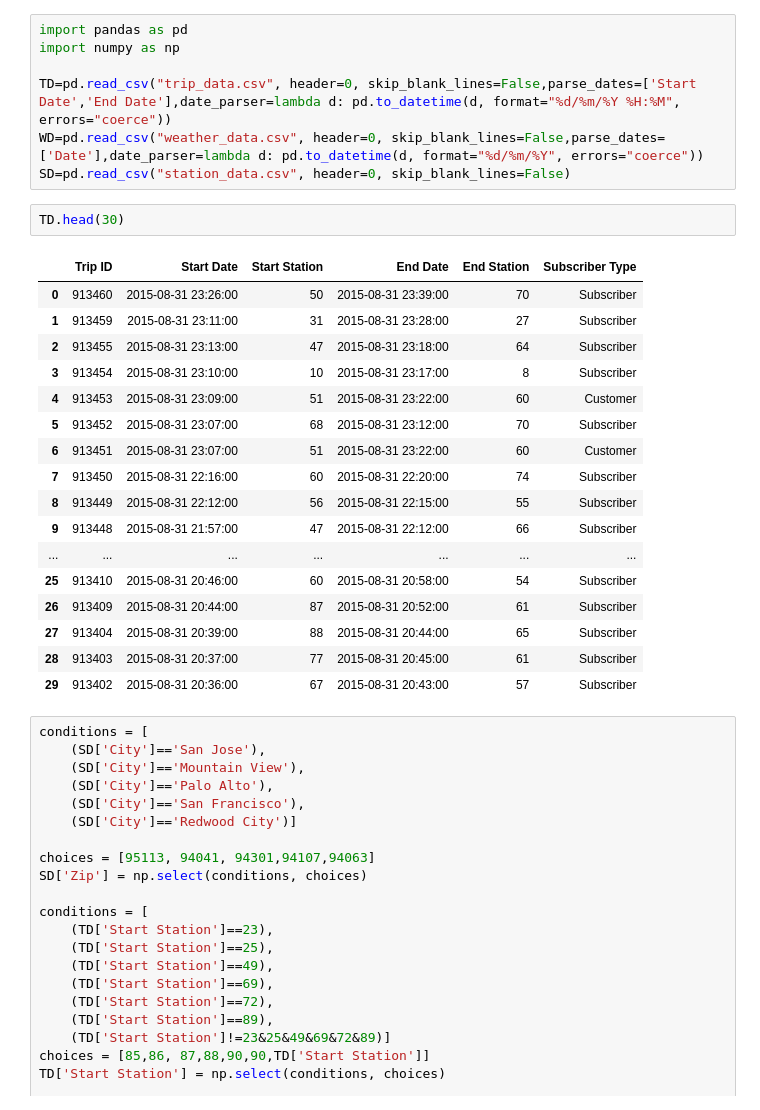
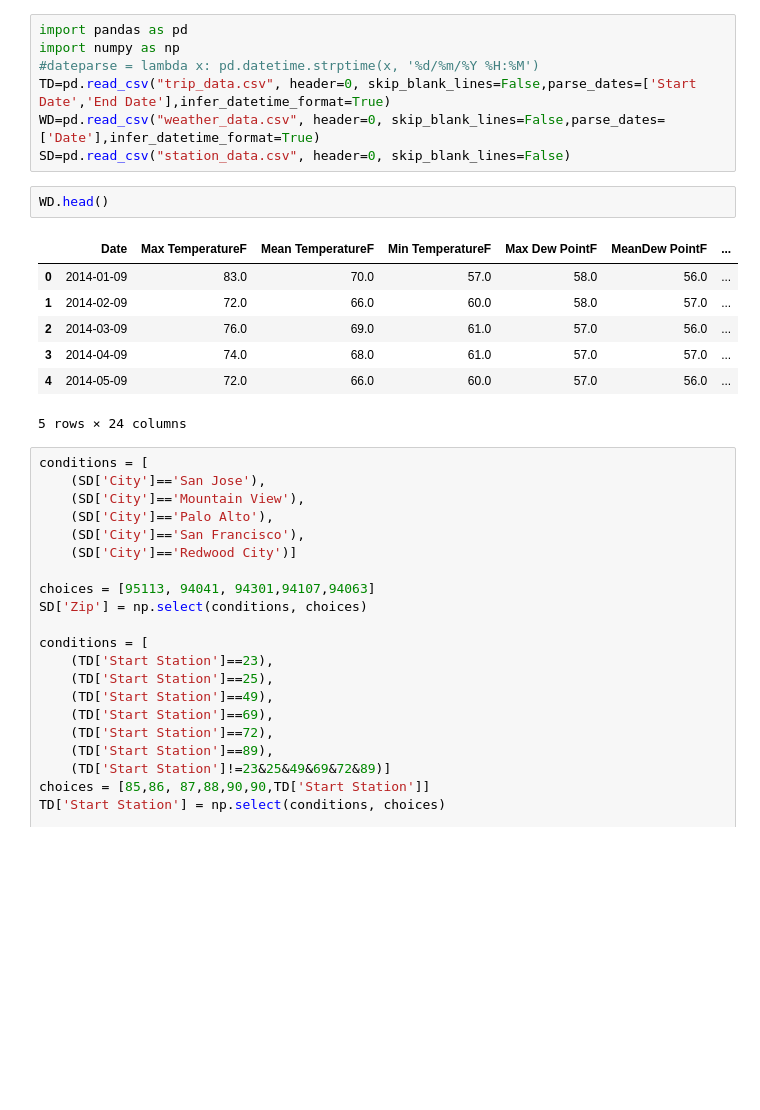
Before and after one commit to jmshockley/Bike-share-machine-learning-Python-R, a Jupyter notebook: Bike Project in Python.ipynb, the cells around one changed output. Cells and saved outputs as stored; diff of their text form; blank space fills up the shorter version.

```diff
--- a/Bike Project in Python.ipynb
+++ b/Bike Project in Python.ipynb
@@ -1,30 +1,20 @@
 # %%
 import pandas as pd
 import numpy as np
-
-TD=pd.read_csv("trip_data.csv", header=0, skip_blank_lines=False,parse_dates=['Start Date','End Date'],date_parser=lambda d: pd.to_datetime(d, format="%d/%m/%Y %H:%M", errors="coerce"))
-WD=pd.read_csv("weather_data.csv", header=0, skip_blank_lines=False,parse_dates=['Date'],date_parser=lambda d: pd.to_datetime(d, format="%d/%m/%Y", errors="coerce"))
+#dateparse = lambda x: pd.datetime.strptime(x, '%d/%m/%Y %H:%M')
+TD=pd.read_csv("trip_data.csv", header=0, skip_blank_lines=False,parse_dates=['Start Date','End Date'],infer_datetime_format=True)
+WD=pd.read_csv("weather_data.csv", header=0, skip_blank_lines=False,parse_dates=['Date'],infer_datetime_format=True)
 SD=pd.read_csv("station_data.csv", header=0, skip_blank_lines=False)
-# %%
-TD.head(30)
-# %% [output]
-|  | Trip ID | Start Date | Start Station | End Date | End Station | Subscriber Type |
-| 0 | 913460 | 2015-08-31 23:26:00 | 50 | 2015-08-31 23:39:00 | 70 | Subscriber |
-| 1 | 913459 | 2015-08-31 23:11:00 | 31 | 2015-08-31 23:28:00 | 27 | Subscriber |
-| 2 | 913455 | 2015-08-31 23:13:00 | 47 | 2015-08-31 23:18:00 | 64 | Subscriber |
-| 3 | 913454 | 2015-08-31 23:10:00 | 10 | 2015-08-31 23:17:00 | 8 | Subscriber |
-| 4 | 913453 | 2015-08-31 23:09:00 | 51 | 2015-08-31 23:22:00 | 60 | Customer |
-| 5 | 913452 | 2015-08-31 23:07:00 | 68 | 2015-08-31 23:12:00 | 70 | Subscriber |
-| 6 | 913451 | 2015-08-31 23:07:00 | 51 | 2015-08-31 23:22:00 | 60 | Customer |
-| 7 | 913450 | 2015-08-31 22:16:00 | 60 | 2015-08-31 22:20:00 | 74 | Subscriber |
-| 8 | 913449 | 2015-08-31 22:12:00 | 56 | 2015-08-31 22:15:00 | 55 | Subscriber |
-| 9 | 913448 | 2015-08-31 21:57:00 | 47 | 2015-08-31 22:12:00 | 66 | Subscriber |
-| ... | ... | ... | ... | ... | ... | ... |
-| 25 | 913410 | 2015-08-31 20:46:00 | 60 | 2015-08-31 20:58:00 | 54 | Subscriber |
-| 26 | 913409 | 2015-08-31 20:44:00 | 87 | 2015-08-31 20:52:00 | 61 | Subscriber |
-| 27 | 913404 | 2015-08-31 20:39:00 | 88 | 2015-08-31 20:44:00 | 65 | Subscriber |
-| 28 | 913403 | 2015-08-31 20:37:00 | 77 | 2015-08-31 20:45:00 | 61 | Subscriber |
-| 29 | 913402 | 2015-08-31 20:36:00 | 67 | 2015-08-31 20:43:00 | 57 | Subscriber |
+# %%
+WD.head()
+# %% [output]
+|  | Date | Max TemperatureF | Mean TemperatureF | Min TemperatureF | Max Dew PointF | MeanDew PointF | ... |
+| 0 | 2014-01-09 | 83.0 | 70.0 | 57.0 | 58.0 | 56.0 | ... |
+| 1 | 2014-02-09 | 72.0 | 66.0 | 60.0 | 58.0 | 57.0 | ... |
+| 2 | 2014-03-09 | 76.0 | 69.0 | 61.0 | 57.0 | 56.0 | ... |
+| 3 | 2014-04-09 | 74.0 | 68.0 | 61.0 | 57.0 | 57.0 | ... |
+| 4 | 2014-05-09 | 72.0 | 66.0 | 60.0 | 57.0 | 56.0 | ... |
+5 rows × 24 columns
 # %%
 conditions = [
     (SD['City']=='San Jose'),
```
Also changed, not shown: parts of 11 cells of this notebook.
